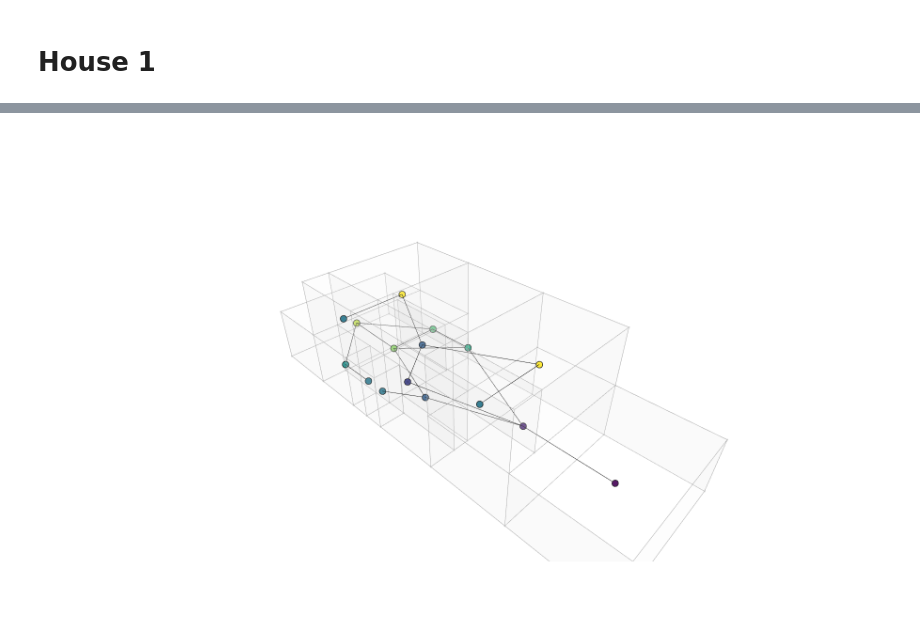
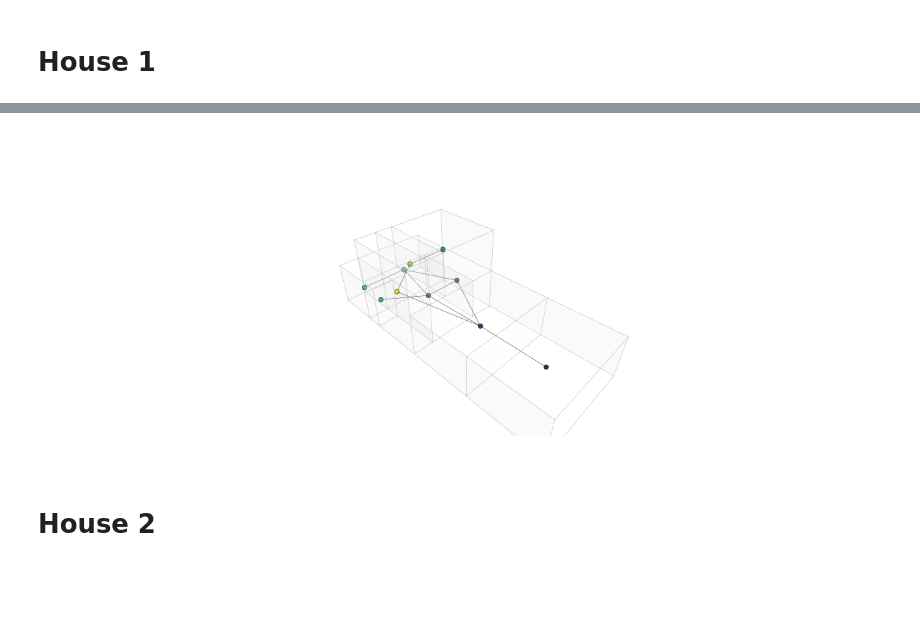
Before and after one commit to brunoperdigao/Plan-Classification-Topologic-DGL, a Jupyter notebook: final_plan_generator.ipynb, the cells around one changed output, grey strips where cells are left out. Saved outputs shown, nothing was run; the diff lists cells and outputs as text; code cells hidden in the pictures; blank space fills up the shorter version.

```diff
--- a/final_plan_generator.ipynb
+++ b/final_plan_generator.ipynb
@@ -73,11 +73,32 @@ def getCellFloorArea(cell):
         if Topology.Centroid(face).Z() < Topology.Centroid(bottom_face).Z():
             bottom_face = face
         return Face.Area(bottom_face)
+# %%
+labels = {
+    "Stairs": 0,
+    "Parking": 1,
+    "Living": 2,
+    "Dining": 3,
+    "Kitchen": 4,
+    "Office": 5,
+    "Bedroom": 6,
+    "WC": 7,
+    "Service": 8,
+    "Yard": 9,
+    "Backyard": 9,
+    "Patio": 9,
+    "Garden": 9,
+    "Terrace": 10,
+    "Corridor": 11,
+}
 # %%
 class Space():
-    def __init__(self, name,label, dimension, location):
+    def __init__(self, name, is_entrance, is_external, is_wet_area, dimension, location):
         self.name = name
-        self.label = label
+        self.is_entrance = is_entrance
+        self.is_external = is_external
+        self.is_wet_area = is_wet_area
+        self.label = labels[name.split(" ")[0]]
         self.dim = dimension
         self.w = dimension[0]
         self.l = dimension[1]
@@ -87,4 +108,8 @@ class Space():
         self.y = location[1]
         self.z = location[2]
         self.topo = createPrism(dimension, location)
-        self.selector = getSelectors(self.topo, ["label", "title", "area", "volume"], [self.label, self.name, getCellFloorArea(self.topo), Cell.Volume(self.topo)])
+        self.selector = getSelectors(
+            self.topo,
+            ["label", "title", "is_entrance", "is_external", "is_wet_area", "area", "volume"],
+            [self.label, self.name, self.is_entrance, self.is_external, self.is_wet_area, getCellFloorArea(self.topo), Cell.Volume(self.topo)]
+        )
@@ -472,9 +546,7 @@ def final_house_1(cells, selectors, apertures):
     house = Topology.AddApertures(house, apertures, subTopologyType="face", exclusive=True)
     return house
 # %%
-houses = []
-configs = []
-for i in range(5):
+for i in range(30):
     cells = []
     selectors = []
     apertures = []
@@ -505,13 +596,15 @@ houses
  <topologic_core.CellComplex at 0x...>]
 # %%
-house = houses[4]
+house = houses[0]
 
 g = Graph.ByTopology(house, direct=False, directApertures=True)
-graph_data = Plotly.DataByGraph(g, vertexSize=4, vertexGroupKey="label", vertexLabelKey="title", vertexGroups=[0,1,2,3,4,5,6,7,8,9])
+graph_data = Plotly.DataByGraph(g, vertexSize=4, vertexGroupKey="label", vertexLabelKey="title", vertexGroups=[1,2,3,4,5,6,7,8,9,10,11,12])
 bldg_data = Plotly.DataByTopology(house, faceOpacity=0.1, edgeColor="darkgrey", vertexColor="lightgrey")
 # bldg_data = []
 # graph_data = []
 fig = Plotly.FigureByData(graph_data+bldg_data)
 Plotly.Show(fig, renderer='jupyterlab')
 # %% [output]
-[figure, old version]
+[figure, new version]
+# %% [markdown]
+# House 2
```
Also changed, not shown: parts of 32 cells of this notebook, 14 other files.
